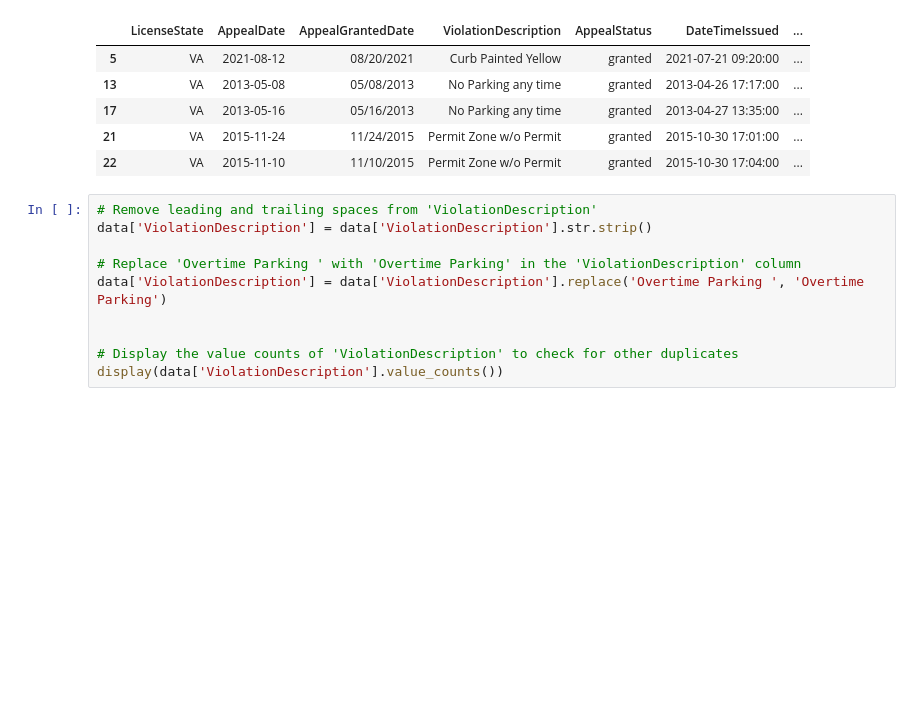
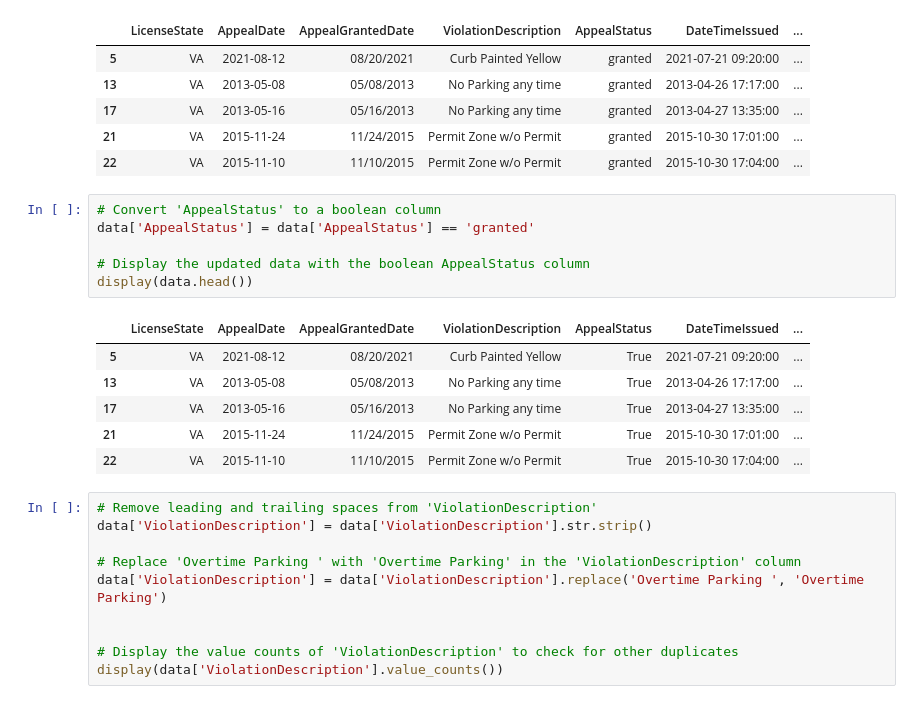
Before and after one commit to SzetoBen/BME-Time-Series-Project, a Jupyter notebook: scripts/ParkingTicketsCleaning.ipynb, the cells around one changed output. Saved outputs shown, nothing was run; the diff lists cells and outputs as text; blank space fills up the shorter version.

```diff
--- a/scripts/ParkingTicketsCleaning.ipynb
+++ b/scripts/ParkingTicketsCleaning.ipynb
@@ -116,6 +116,19 @@ display(data.head())
 | 17 | VA | 2013-05-16 | 05/16/2013 | No Parking any time | granted | 2013-04-27 13:35:00 | ... |
 | 21 | VA | 2015-11-24 | 11/24/2015 | Permit Zone w/o Permit | granted | 2015-10-30 17:01:00 | ... |
 | 22 | VA | 2015-11-10 | 11/10/2015 | Permit Zone w/o Permit | granted | 2015-10-30 17:04:00 | ... |
+# %%
+# Convert 'AppealStatus' to a boolean column
+data['AppealStatus'] = data['AppealStatus'] == 'granted'
+
+# Display the updated data with the boolean AppealStatus column
+display(data.head())
+# %% [output]
+|  | LicenseState | AppealDate | AppealGrantedDate | ViolationDescription | AppealStatus | DateTimeIssued | ... |
+| 5 | VA | 2021-08-12 | 08/20/2021 | Curb Painted Yellow | True | 2021-07-21 09:20:00 | ... |
+| 13 | VA | 2013-05-08 | 05/08/2013 | No Parking any time | True | 2013-04-26 17:17:00 | ... |
+| 17 | VA | 2013-05-16 | 05/16/2013 | No Parking any time | True | 2013-04-27 13:35:00 | ... |
+| 21 | VA | 2015-11-24 | 11/24/2015 | Permit Zone w/o Permit | True | 2015-10-30 17:01:00 | ... |
+| 22 | VA | 2015-11-10 | 11/10/2015 | Permit Zone w/o Permit | True | 2015-10-30 17:04:00 | ... |
 # %%
 # Remove leading and trailing spaces from 'ViolationDescription'
 data['ViolationDescription'] = data['ViolationDescription'].str.strip()
```
Also changed, not shown: parts of 2 cells of this notebook, 2 other files.
